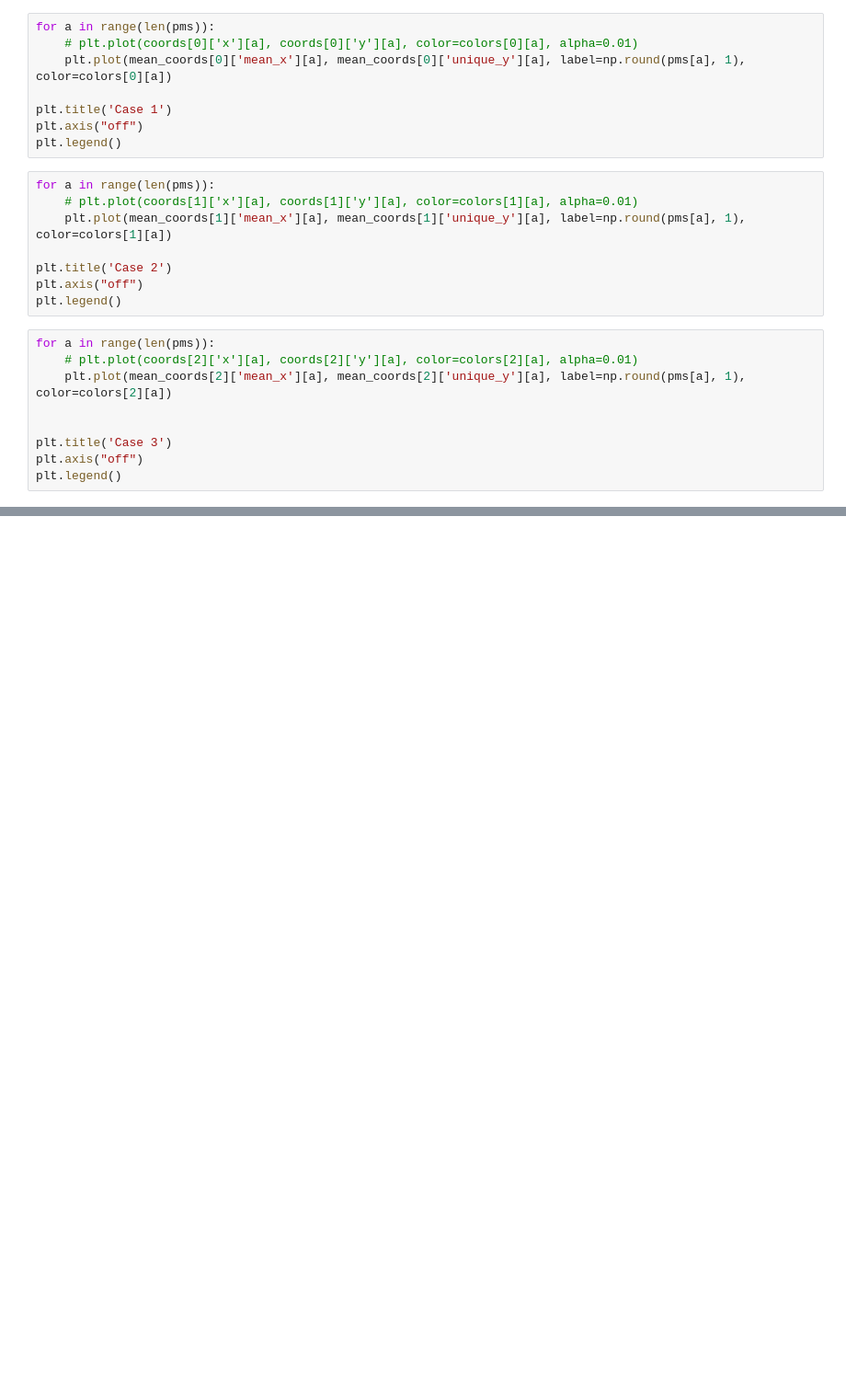
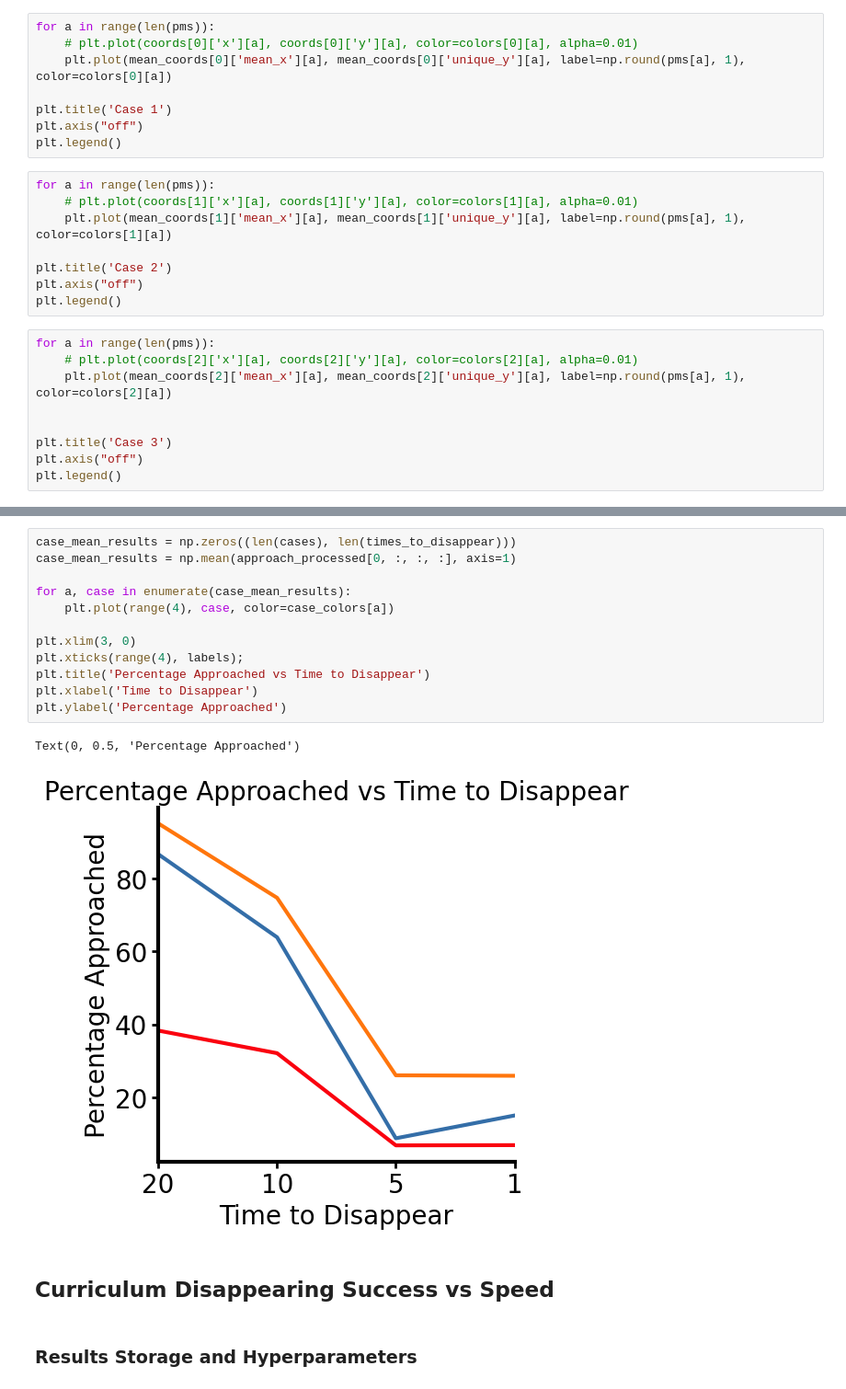
Before and after one commit to ghoshm/Multimodal_mazes, a Jupyter notebook: scripts/RL_linear_screen_prey.ipynb, the cells around one changed output, grey strips where cells are left out. Shown at 92% size. Saved outputs shown, nothing was run; the diff lists cells and outputs as text; blank space fills up the shorter version.

```diff
--- a/scripts/RL_linear_screen_prey.ipynb
+++ b/scripts/RL_linear_screen_prey.ipynb
@@ -415,0 +510,19 @@ plt.legend()
+# %%
+case_mean_results = np.zeros((len(cases), len(times_to_disappear)))
+case_mean_results = np.mean(approach_processed[0, :, :, :], axis=1)
+
+for a, case in enumerate(case_mean_results):
+    plt.plot(range(4), case, color=case_colors[a])
+
+plt.xlim(3, 0)
+plt.xticks(range(4), labels);
+plt.title('Percentage Approached vs Time to Disappear')
+plt.xlabel('Time to Disappear')
+plt.ylabel('Percentage Approached')
+# %% [output]
+Text(0, 0.5, 'Percentage Approached')
+[figure, added]
+# %% [markdown]
+## Curriculum Disappearing Success vs Speed
+# %% [markdown]
+### Results Storage and Hyperparameters
```
Also changed, not shown: parts of 19 cells of this notebook, 36 other files.
